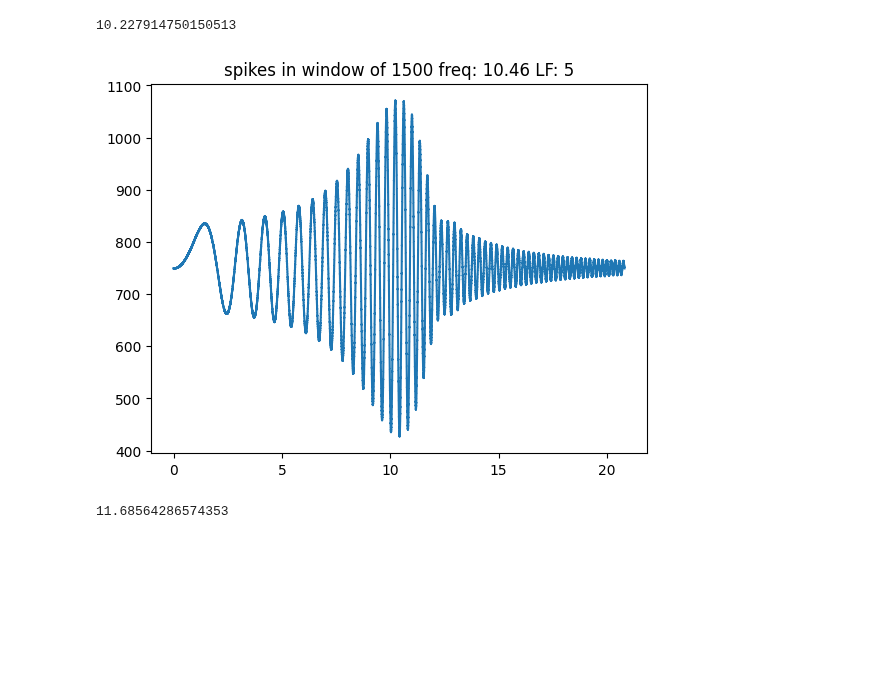
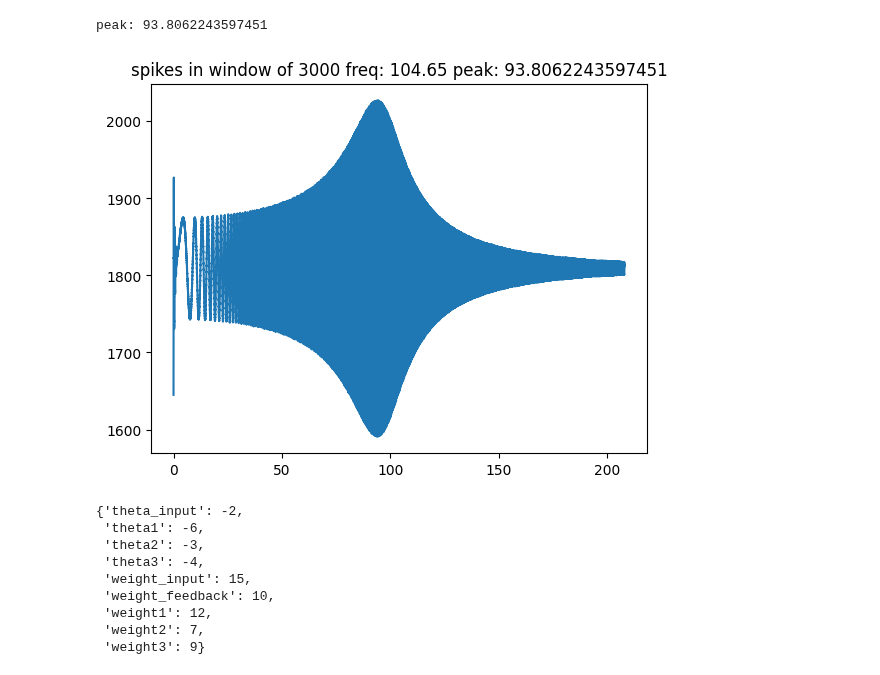
Before and after one commit to yakir4123/SNN-SCTN, a Jupyter notebook: notebooks/optuna_look_4_phase_shift.ipynb, the cells around one changed output. Drawn from its saved outputs; the diff is of its cells as text; code cells hidden in the pictures; blank space fills up the shorter version.

```diff
--- a/notebooks/optuna_look_4_phase_shift.ipynb
+++ b/notebooks/optuna_look_4_phase_shift.ipynb
@@ -228,7 +331,25 @@ print(f'{time.time() - ts} seconds.')
 # %%
 # 118 {'theta_input': -1.161, 'theta': -4.943, 'weight_input': 8.512, 'weight_feedback': 8.867, 'weight': 10.342}
 # 10.4 {'theta_input': -8, 'theta': -6, 'weight_input': 20, 'weight_feedback': 4,  'weight': 12}
-best_params = study.best_params.copy()
+def objective5_params_to_resonator(params):
+    if len(params) > 5:
+        return params
+
+    if len(params) == 3:
+        params['theta_input'] = -1
+        params['theta'] = -5
+
+    params['theta1'] = params['theta']
+    params['theta2'] = params['theta']
+    params['theta3'] = params['theta']
+    params['weight1'] = params['weight']
+    params['weight2'] = params['weight']
+    params['weight3'] = params['weight']
+    del params['theta']
+    del params['weight']
+    return params
+
+best_params = objective5_params_to_resonator(study.best_params.copy())
 
 resonator = resonator_from_optuna(freq0, **best_params, lf_lp_option=lf, clk_freq=clk_freq)
 # resonator = resonator_from_optuna(freq0, **base_params, clk_freq=clk_freq)
@@ -283,41 +408,50 @@ plt.legend()
 # %%
 
 start_freq = 0
 spectrum = 2 * freq0
+# best_params = base_params
 resonator = resonator_from_optuna(freq0, **best_params, lf_lp_option=lf, clk_freq=clk_freq)
 # resonator = resonator_from_optuna(freq0, **base_params, lf_lp_option=lf_lp_option, clk_freq=clk_freq)
 resonator.log_out_spikes(-1)
 
 step = 1 / 40000
 test_size = int(spectrum / step)
 test_resonator_on_chirp(
     resonator,
     start_freq=start_freq,
     step=step,
     test_size=test_size,
     clk_freq=clk_freq
 )
 
 spikes_neuron = resonator.neurons[-1]
 y_events = spikes_neuron.out_spikes()
 y_spikes = np.zeros(test_size)
 y_spikes[y_events] = 1
 y_spikes = np.convolve(y_spikes, np.ones(spikes_window_size, dtype=int), 'valid')
 x = np.linspace(start_freq, start_freq+spectrum, len(y_spikes))
-print(x[np.argmax(y_spikes)])
+print(f'peak: {x[1000+np.argmax(y_spikes[1000:])]}')
 
 best_lp = lp_by_lf(lf, freq0, clk_freq)
 f_resonator = freq_of_resonator(clk_freq, lf, best_lp)
-plt.title(f'spikes in window of {spikes_window_size} freq: {f_resonator:.2f} LF: {lf}')
+plt.title(f'spikes in window of {spikes_window_size} freq: {f_resonator:.2f} peak: {x[1000+np.argmax(y_spikes[1000:])]}')
 plt.plot(x, y_spikes)
 plt.show()
 # %% [output]
-10.227914750150513
+peak: 93.8062243597451
-[figure, old version]
+[figure, new version]
-# %%
-x[np.argmax(y_spikes)]
-# %% [output]
-11.68564286574353
+# %%
+best_params
+# %% [output]
+{'theta_input': -2,
+ 'theta1': -6,
+ 'theta2': -3,
+ 'theta3': -4,
+ 'weight_input': 15,
+ 'weight_feedback': 10,
+ 'weight1': 12,
+ 'weight2': 7,
+ 'weight3': 9}
 # %%
 from snn.resonator import lp_by_lf, freq_of_resonator
 
```
Also changed, not shown: parts of 12 cells of this notebook, 1 other file.
